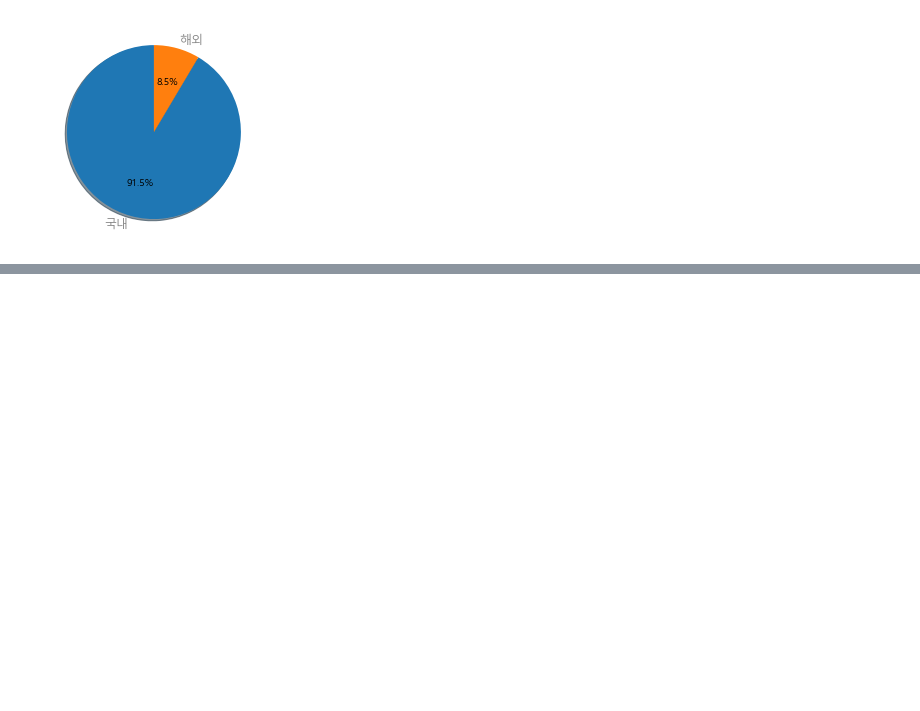
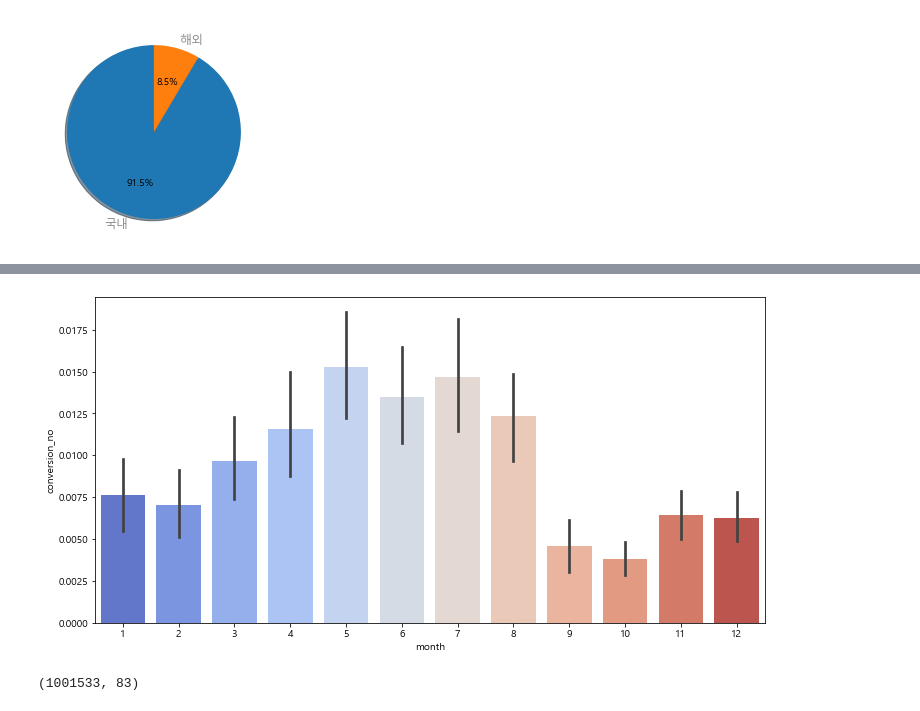
Before and after one commit to kdy7710/Bigdata_Team_Project, a Jupyter notebook: 마케팅_프로젝트/마케팅_그래픽_시기분석.ipynb, the cells around one changed output, grey strips where cells are left out. Cells and saved outputs as stored; diff of their text form; code cells hidden in the pictures; blank space fills up the shorter version.

```diff
--- a/마케팅_프로젝트/마케팅_그래픽_시기분석.ipynb
+++ b/마케팅_프로젝트/마케팅_그래픽_시기분석.ipynb
@@ -436,0 +331,7 @@ df[(df['totalref']=='네이버클릭초이스') & (df['adtype']==3)][['refhost',
+# %%
+#월별 컨버전 발행 비율 외국
+plt.figure(figsize=(12,6))
+sns.barplot(x='month',y= 'conversion_no',  data=df[df['country_no']==0], palette='coolwarm')
+plt.show()
+# %% [output]
+[figure, added]
@@ -436,0 +346,4 @@ df[(df['totalref']=='네이버클릭초이스') & (df['adtype']==3)][['refhost',
+# %%
+df4.shape
+# %% [output]
+(1001533, 83)
```
Also changed, not shown: parts of 117 cells of this notebook.
